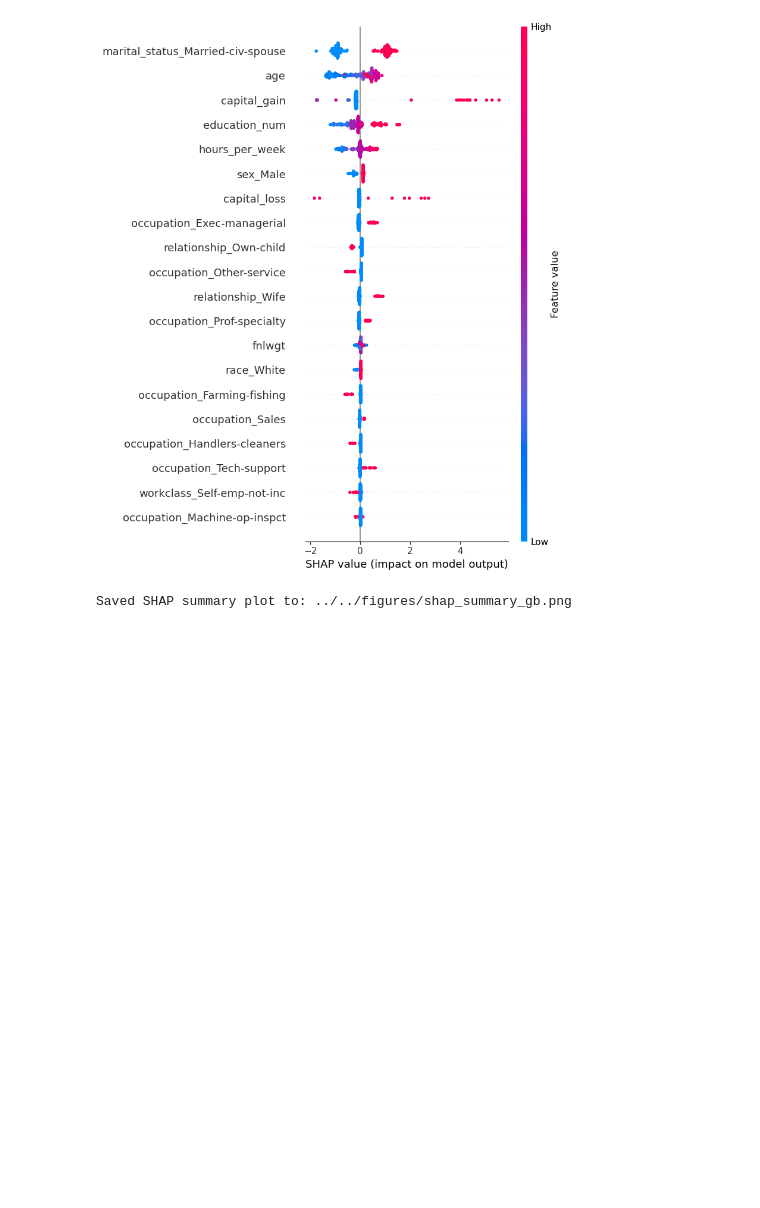
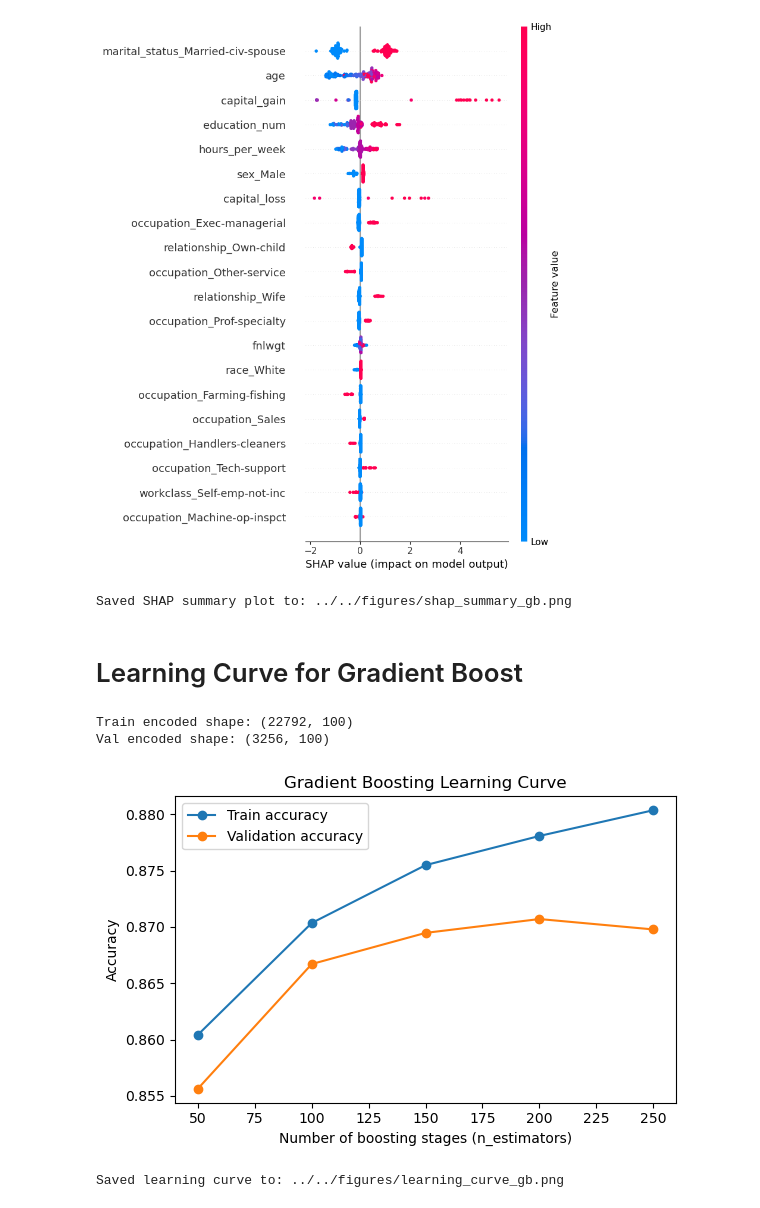
Before and after one commit to JakeRoll04/cmse492_project, a Jupyter notebook: notebooks/exploratory/exploratory_analysis.ipynb, the cells around one changed output. Drawn from its saved outputs; the diff is of its cells as text; code cells hidden in the pictures; blank space fills up the shorter version.

Commit message:
Finalize CMSE492 project: completed report, added model results, figures, SHAP/RFE interpretation, training methodology, and cleaned LaTeX for PDF submission.

```diff
--- a/notebooks/exploratory/exploratory_analysis.ipynb
+++ b/notebooks/exploratory/exploratory_analysis.ipynb
@@ -479,3 +479,67 @@ print("Saved SHAP summary plot to:", out_path)
 # %% [output]
 [figure]
 Saved SHAP summary plot to: ../../figures/shap_summary_gb.png
+# %% [markdown]
+# Learning Curve for Gradient Boost
+# %%
+import numpy as np
+import pandas as pd
+import matplotlib.pyplot as plt
+from sklearn.ensemble import GradientBoostingClassifier
+from sklearn.metrics import accuracy_score
+
+df_train = X_train.copy()
+df_val = X_val.copy()
+
+for df in (df_train, df_val):
+    if "income" in df.columns:
+        df.drop(columns=["income"], inplace=True)
+
+df_train_enc = pd.get_dummies(df_train, drop_first=True)
+df_val_enc = pd.get_dummies(df_val, drop_first=True)
+df_val_enc = df_val_enc.reindex(columns=df_train_enc.columns, fill_value=0)
+
+X_train_enc = df_train_enc.values
+X_val_enc = df_val_enc.values
+
+print("Train encoded shape:", X_train_enc.shape)
+print("Val encoded shape:", X_val_enc.shape)
+
+n_estimators_list = [50, 100, 150, 200, 250]
+train_acc = []
+val_acc = []
+
+for n in n_estimators_list:
+    gb = GradientBoostingClassifier(
+        n_estimators=n,
+        learning_rate=0.1,
+        max_depth=3,
+        random_state=42,
+    )
+    gb.fit(X_train_enc, y_train)
+
+    y_train_pred = gb.predict(X_train_enc)
+    y_val_pred = gb.predict(X_val_enc)
+
+    train_acc.append(accuracy_score(y_train, y_train_pred))
+    val_acc.append(accuracy_score(y_val, y_val_pred))
+
+plt.figure(figsize=(6, 4))
+plt.plot(n_estimators_list, train_acc, marker="o", label="Train accuracy")
+plt.plot(n_estimators_list, val_acc, marker="o", label="Validation accuracy")
+plt.xlabel("Number of boosting stages (n_estimators)")
+plt.ylabel("Accuracy")
+plt.title("Gradient Boosting Learning Curve")
+plt.legend()
+plt.tight_layout()
+
+out_path = figures_dir / "learning_curve_gb.png"
+plt.savefig(out_path, dpi=300)
+plt.show()
+
+print("Saved learning curve to:", out_path)
+# %% [output]
+Train encoded shape: (22792, 100)
+Val encoded shape: (3256, 100)
+[figure, added]
+Saved learning curve to: ../../figures/learning_curve_gb.png
```
Also changed, not shown: parts of 1 cell of this notebook, 8 other files.
